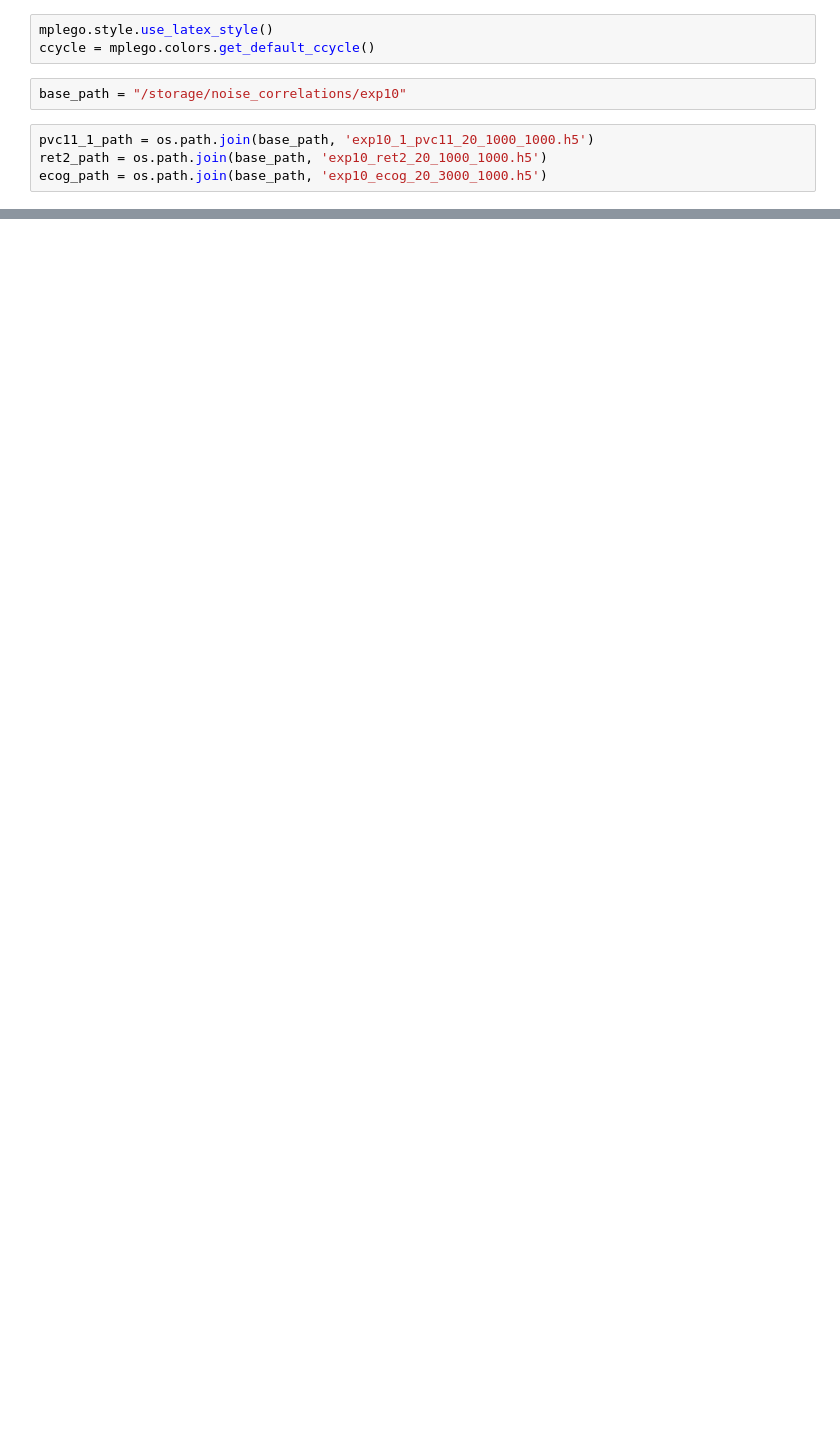
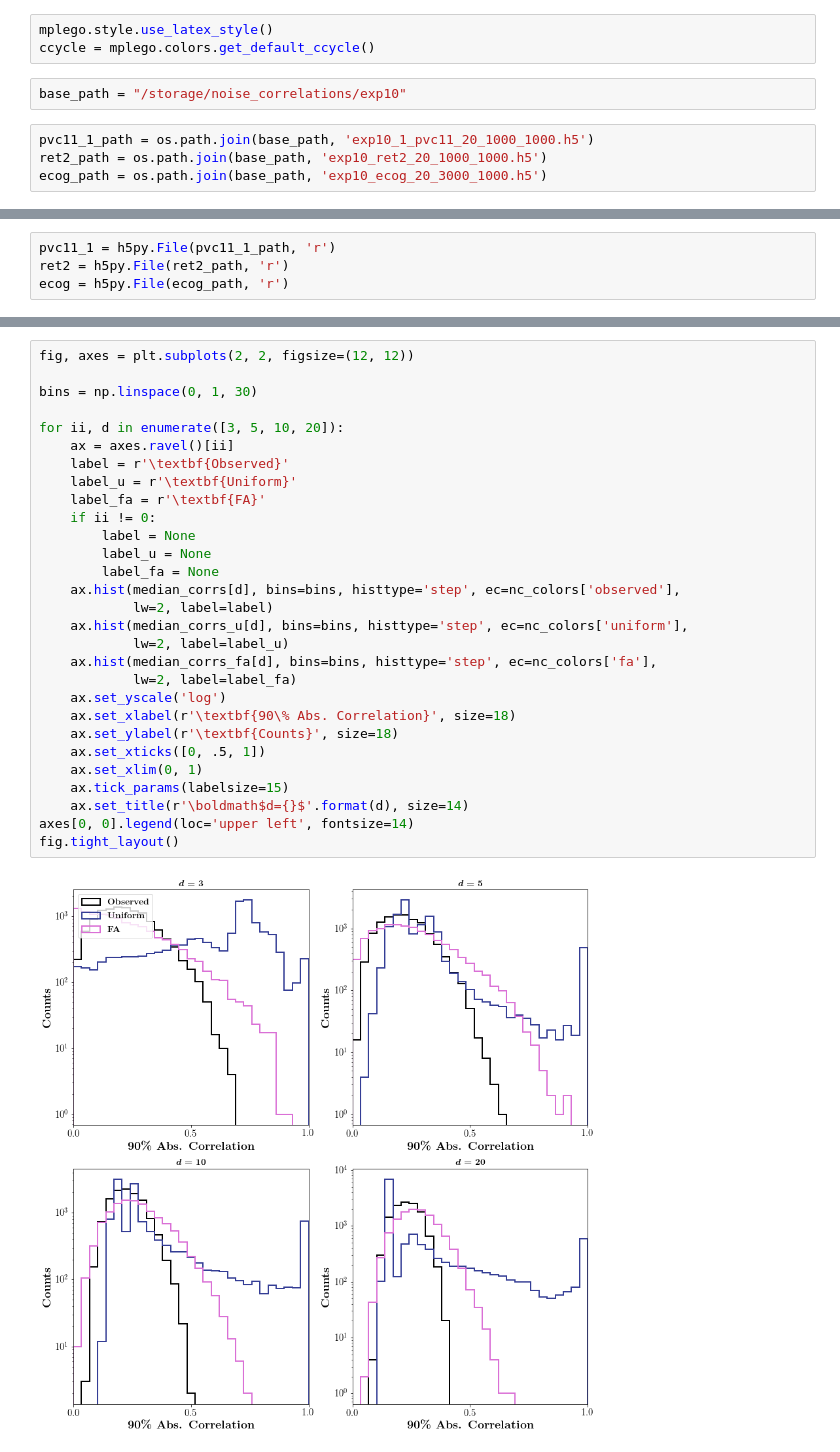
Before and after one commit to BouchardLab/noise_correlations, a Jupyter notebook: figures/figure4.ipynb, the cells around one changed output, grey strips where cells are left out. Saved outputs shown, nothing was run; the diff lists cells and outputs as text; blank space fills up the shorter version.

```diff
--- a/figures/figure4.ipynb
+++ b/figures/figure4.ipynb
@@ -250,0 +267,4 @@ plt.plot((vals + vals[::-1]) / 2)
+# %%
+pvc11_1 = h5py.File(pvc11_1_path, 'r')
+ret2 = h5py.File(ret2_path, 'r')
+ecog = h5py.File(ecog_path, 'r')
@@ -250,0 +300,31 @@ plt.plot((vals + vals[::-1]) / 2)
+# %%
+fig, axes = plt.subplots(2, 2, figsize=(12, 12))
+
+bins = np.linspace(0, 1, 30)
+
+for ii, d in enumerate([3, 5, 10, 20]):
+    ax = axes.ravel()[ii]
+    label = r'\textbf{Observed}'
+    label_u = r'\textbf{Uniform}'
+    label_fa = r'\textbf{FA}'
+    if ii != 0:
+        label = None
+        label_u = None
+        label_fa = None
+    ax.hist(median_corrs[d], bins=bins, histtype='step', ec=nc_colors['observed'],
+            lw=2, label=label)
+    ax.hist(median_corrs_u[d], bins=bins, histtype='step', ec=nc_colors['uniform'],
+            lw=2, label=label_u)
+    ax.hist(median_corrs_fa[d], bins=bins, histtype='step', ec=nc_colors['fa'],
+            lw=2, label=label_fa)
+    ax.set_yscale('log')
+    ax.set_xlabel(r'\textbf{90\% Abs. Correlation}', size=18)
+    ax.set_ylabel(r'\textbf{Counts}', size=18)
+    ax.set_xticks([0, .5, 1])
+    ax.set_xlim(0, 1)
+    ax.tick_params(labelsize=15)
+    ax.set_title(r'\boldmath$d={}$'.format(d), size=14)
+axes[0, 0].legend(loc='upper left', fontsize=14)
+fig.tight_layout()
+# %% [output]
+[figure, added]
```
Also changed, not shown: parts of 12 cells of this notebook, 5 other files.
